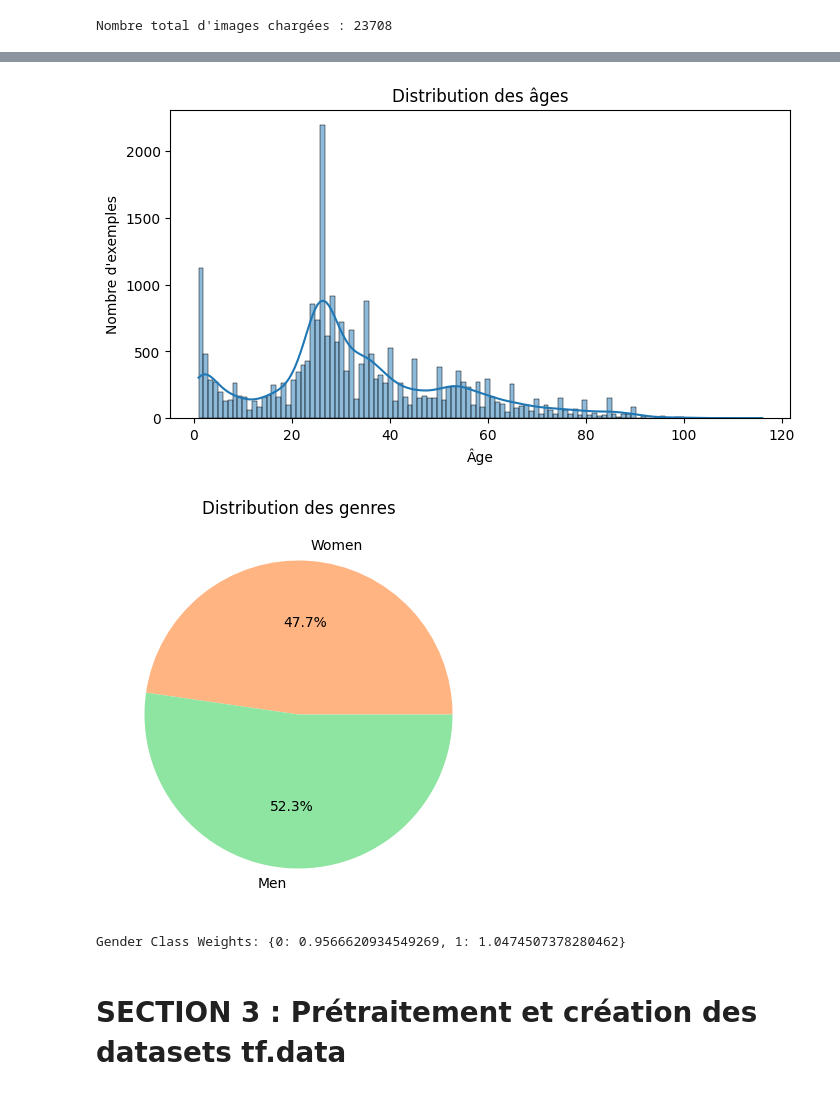
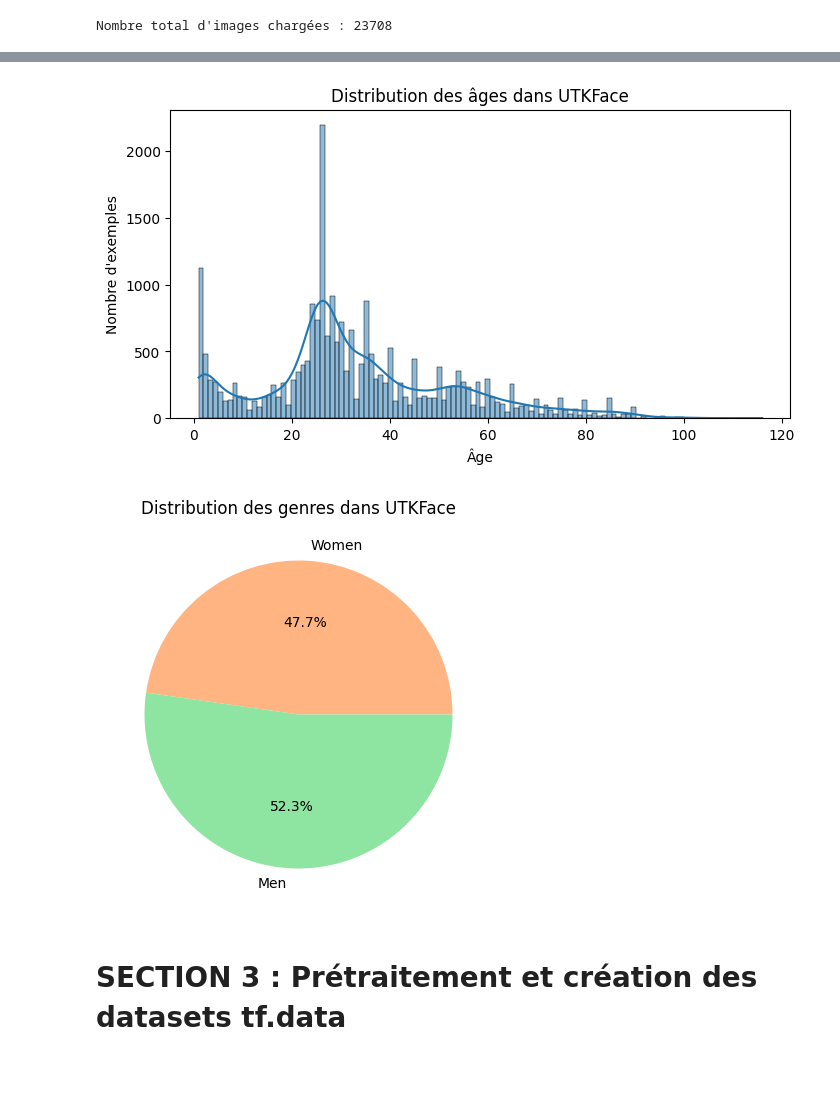
Before and after one commit to HuanJY/SAEBUT3, a Jupyter notebook: Model4.ipynb, the cells around one changed output, grey strips where cells are left out. Saved outputs shown, nothing was run; the diff lists cells and outputs as text; code cells hidden in the pictures.

```diff
--- a/Model4.ipynb
+++ b/Model4.ipynb
@@ -52,8 +54,9 @@ Le flux de sortie a été tronqué et ne contient que les 5000 dernières ligne
 # %%
-# Dictionnaire des chemins vers les différentes parties du dataset
+# Dictionnaire des chemins vers nos données.
+# "full" : chemin où se trouvent toutes les images UTKFace
+# "test" : dossier contenant des images de test externes
 data_paths = {
     "full": "/content/UTKFace/UTKFace/",
-    "part": "/content/UTKFace/utkface_aligned_cropped/UTKFace/",
-    "test": "/content/faces/"  # dossier contenant des images tests
+    "test": "/content/drive/MyDrive/faces"  # dossier contenant des images tests externes
 }
 # %%
@@ -61,8 +65,8 @@ data_paths = {
 genders = {0: "Male", 1: "Female"}
 # %%
 # Paramètres d'entraînement
-BATCH_SIZE = 128
-IMG_SIZE = (200, 200)
-IMG_SHAPE = IMG_SIZE + (3,)
+BATCH_SIZE = 64
+IMG_SIZE = (128, 128)  # Dimensions d'entrée pour le réseau
+IMG_SHAPE = IMG_SIZE + (3,)  # (128, 128, 3)
 # %%
 def get_image(filepath):
@@ -128,32 +158,25 @@ display_random_images(images, labels)
 # %%
-# --- Statistiques sur le dataset ---
-# Distribution des âges
+# --- Statistiques sur le dataset : Distribution des âges ---
 plt.figure(figsize=(8, 4))
 sns.histplot(age_y, bins=max(age_y), kde=True, stat="count")
 plt.xlabel("Âge")
 plt.ylabel("Nombre d'exemples")
-plt.title("Distribution des âges")
+plt.title("Distribution des âges dans UTKFace")
 plt.show()
 # %% [output]
-[figure, old version]
+[figure, new version]
 # %%
-# Distribution du genre (pie chart)
+# --- Statistiques : Distribution du genre ---
 women = np.count_nonzero(gender_y)
 men = len(gender_y) - women
 plt.figure(figsize=(5, 5))
-plt.pie([women, men], labels=["Women", "Men"], colors=sns.color_palette("pastel")[1:3], autopct='%1.1f%%')
-plt.title("Distribution des genres")
+plt.pie(
+    [women, men],
+    labels=["Women", "Men"],
+    colors=sns.color_palette("pastel")[1:3],
+    autopct='%1.1f%%'
+)
+plt.title("Distribution des genres dans UTKFace")
 plt.show()
 # %% [output]
-[figure, old version]
+[figure, new version]
-# %%
-# Calcul du poids des classes pour le genre (binaire)
-gender_class_weights = compute_class_weight(
-    class_weight="balanced",
-    classes=np.unique(gender_y),
-    y=gender_y
-)
-gender_class_weights = {i: weight for i, weight in enumerate(gender_class_weights)}
-print("Gender Class Weights:", gender_class_weights)
-# %% [output]
-Gender Class Weights: {0: 0.9566620934549269, 1: 1.0474507378280462}
```
Also changed, not shown: parts of 45 cells of this notebook.
